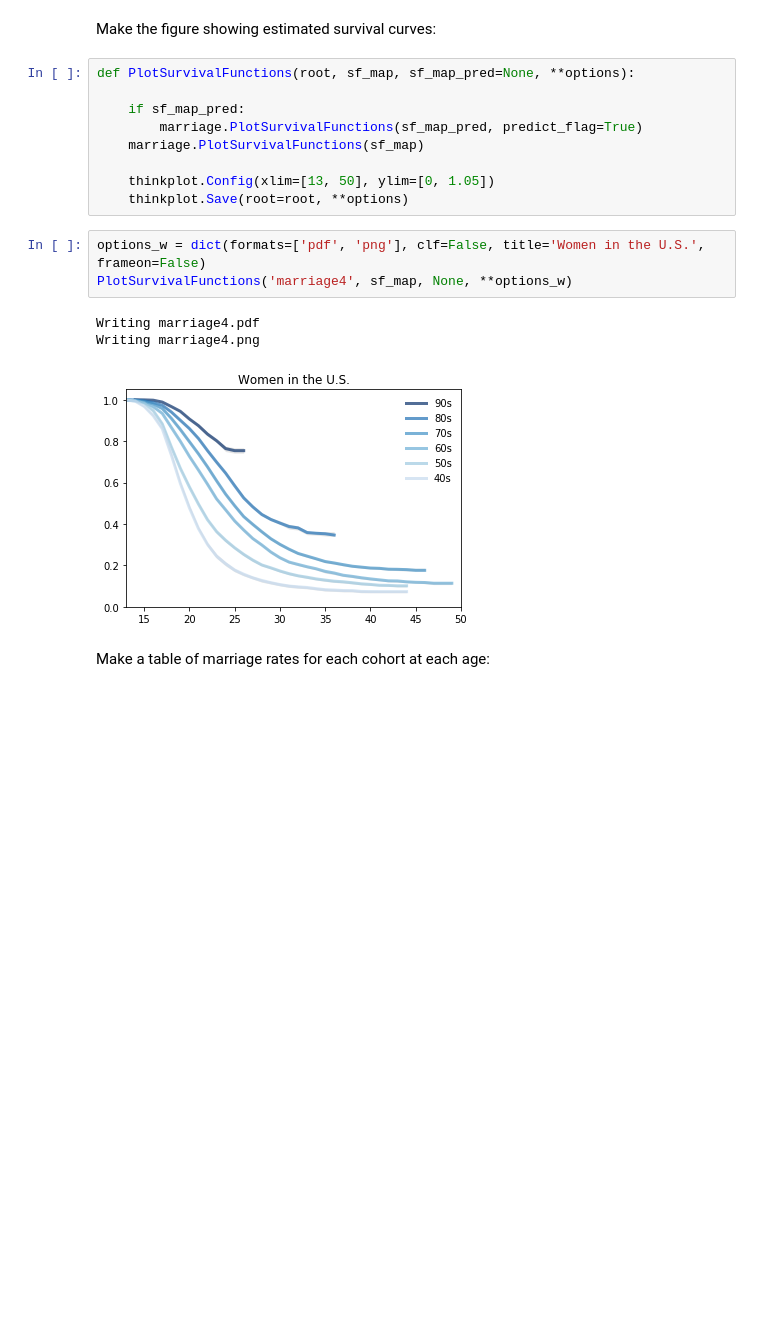
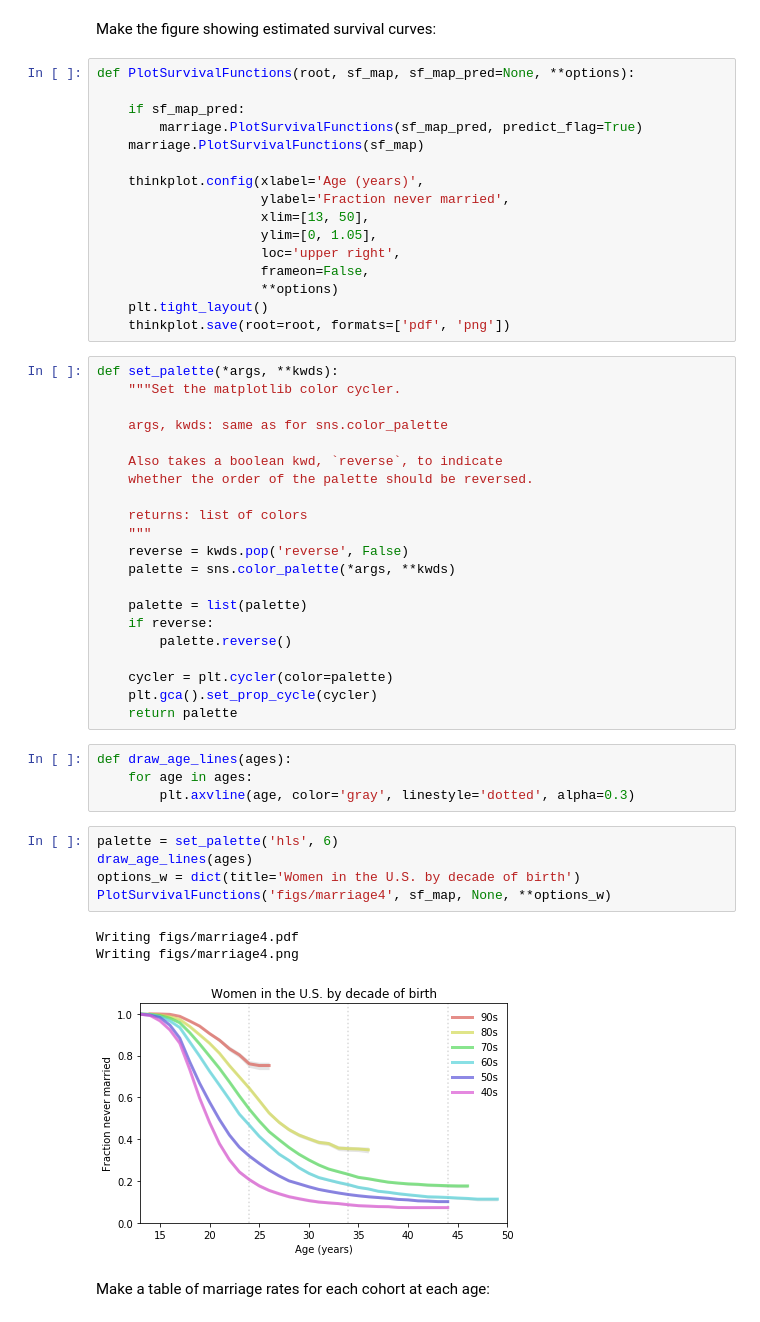
Before and after one commit to AllenDowney/MarriageNSFG, a Jupyter notebook: marriage.ipynb, the cells around one changed output. Drawn from its saved outputs; the diff is of its cells as text; blank space fills up the shorter version.

Commit message:
Updating marriage analysis

```diff
--- a/marriage.ipynb
+++ b/marriage.ipynb
@@ -367,15 +370,49 @@ def PlotSurvivalFunctions(root, sf_map, sf_map_pred=None, **options):
         marriage.PlotSurvivalFunctions(sf_map_pred, predict_flag=True)
     marriage.PlotSurvivalFunctions(sf_map)
 
-    thinkplot.Config(xlim=[13, 50], ylim=[0, 1.05])
-    thinkplot.Save(root=root, **options)
+    thinkplot.config(xlabel='Age (years)',
+                     ylabel='Fraction never married',
+                     xlim=[13, 50],
+                     ylim=[0, 1.05],
+                     loc='upper right',
+                     frameon=False,
+                     **options)
+    plt.tight_layout()
+    thinkplot.save(root=root, formats=['pdf', 'png'])
+# %%
+def set_palette(*args, **kwds):
+    """Set the matplotlib color cycler.
+
+    args, kwds: same as for sns.color_palette
+
+    Also takes a boolean kwd, `reverse`, to indicate
+    whether the order of the palette should be reversed.
+
+    returns: list of colors
+    """
+    reverse = kwds.pop('reverse', False)
+    palette = sns.color_palette(*args, **kwds)
+
+    palette = list(palette)
+    if reverse:
+        palette.reverse()
+
+    cycler = plt.cycler(color=palette)
+    plt.gca().set_prop_cycle(cycler)
+    return palette
+# %%
+def draw_age_lines(ages):
+    for age in ages:
+        plt.axvline(age, color='gray', linestyle='dotted', alpha=0.3)
 # %%
-options_w = dict(formats=['pdf', 'png'], clf=False, title='Women in the U.S.', frameon=False)
-PlotSurvivalFunctions('marriage4', sf_map, None, **options_w)
+palette = set_palette('hls', 6)
+draw_age_lines(ages)
+options_w = dict(title='Women in the U.S. by decade of birth')
+PlotSurvivalFunctions('figs/marriage4', sf_map, None, **options_w)
 # %% [output]
-Writing marriage4.pdf
-Writing marriage4.png
+Writing figs/marriage4.pdf
+Writing figs/marriage4.png
-[figure, old version]
+[figure, new version]
 # %% [markdown]
 Make a table of marriage rates for each cohort at each age:
 # %%
```
Also changed, not shown: parts of 57 cells of this notebook, 5 other files.
